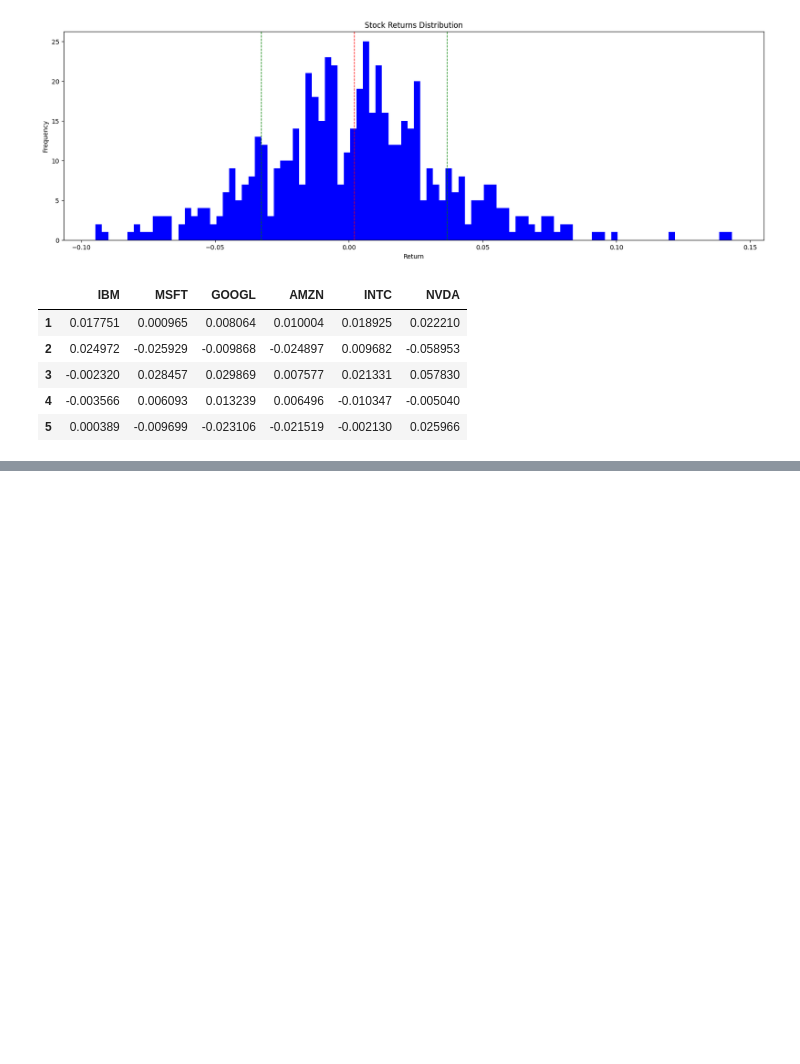
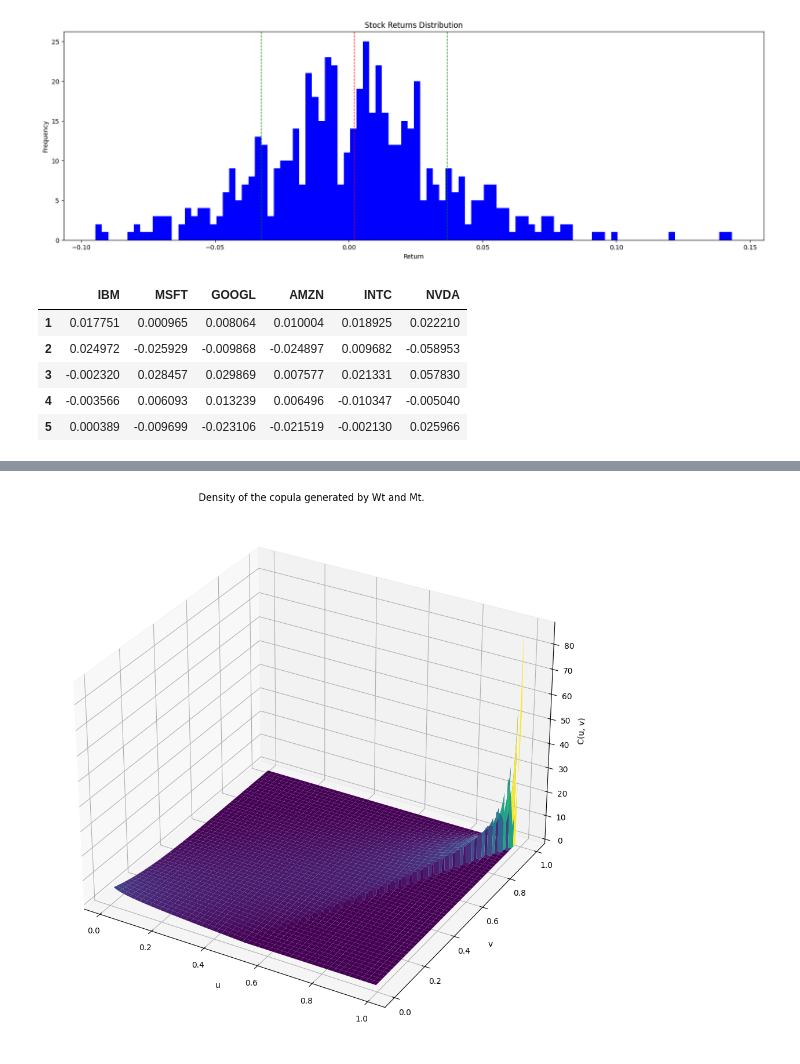
Before and after one commit to mathias-grau/MAP565, a Jupyter notebook: copules.ipynb, the cells around one changed output, grey strips where cells are left out. Drawn from its saved outputs; the diff is of its cells as text; code cells hidden in the pictures; blank space fills up the shorter version.

```diff
--- a/copules.ipynb
+++ b/copules.ipynb
@@ -242,0 +307,26 @@ plt.show()
+# %%
+def copula(u,v):
+    # for a brownian motion and its maximum
+    # if u<(v+1)/2 ((2*phi-1((v+1)/2) - phi-1(u))*phi(phi-1((v+1)/2) - phi-1(u)))/(phi(phi-1((v+1)/2))*phi(phi-1(u)))
+    # else = 0
+    return np.where(u<(v+1)/2, ((2*stats.norm.ppf((v+1)/2) - stats.norm.ppf(u))*stats.norm.pdf(2*stats.norm.ppf((v+1)/2) - stats.norm.ppf(u)))/(stats.norm.pdf(stats.norm.ppf((v+1)/2))*stats.norm.pdf(stats.norm.ppf(u))), 0)
+
+# plot 3d copula
+from mpl_toolkits.mplot3d import Axes3D
+import numpy as np
+
+u = np.linspace(0.01, 0.99, 1000)
+v = np.linspace(0.01, 0.99, 1000)
+U, V = np.meshgrid(u, v)
+Z = copula(U, V)
+
+fig = plt.figure(figsize=(20, 12))
+ax = fig.add_subplot(111, projection='3d')
+ax.plot_surface(U, V, Z, cmap='viridis')
+ax.set_xlabel('u')
+ax.set_ylabel('v')
+ax.set_zlabel('C(u, v)')
+ax.set_title('Density of the copula generated by Wt and Mt.')
+plt.show()
+# %% [output]
+[figure, added]
```
Also changed, not shown: parts of 16 cells of this notebook, 14 other files.
